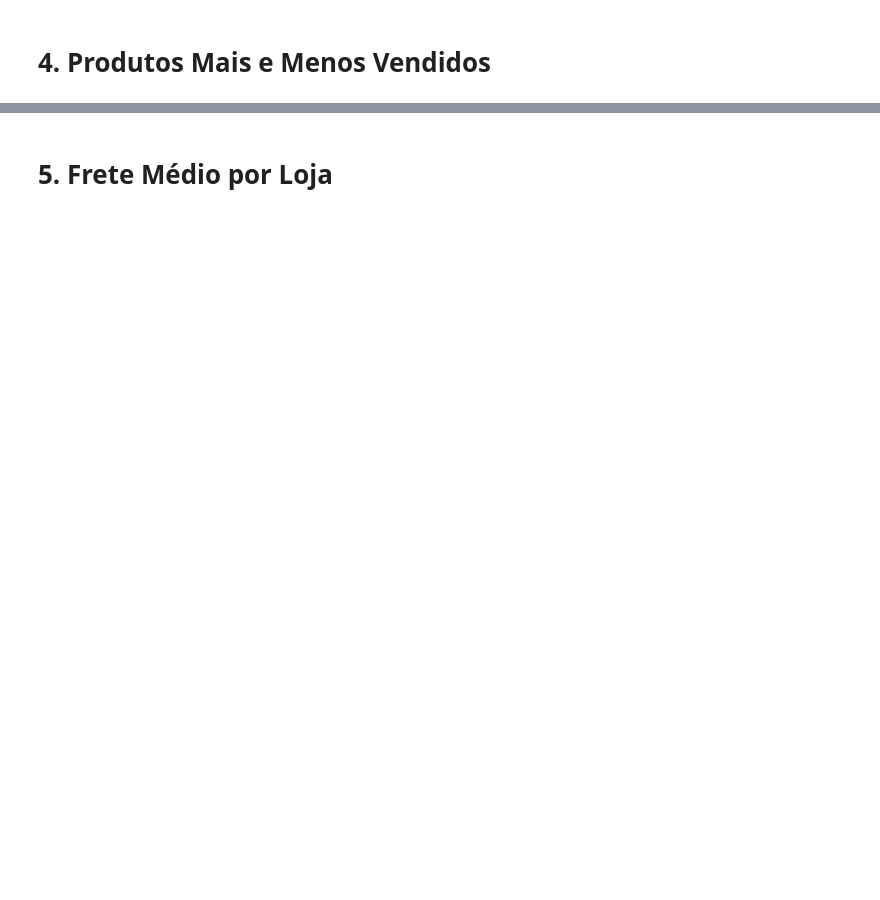
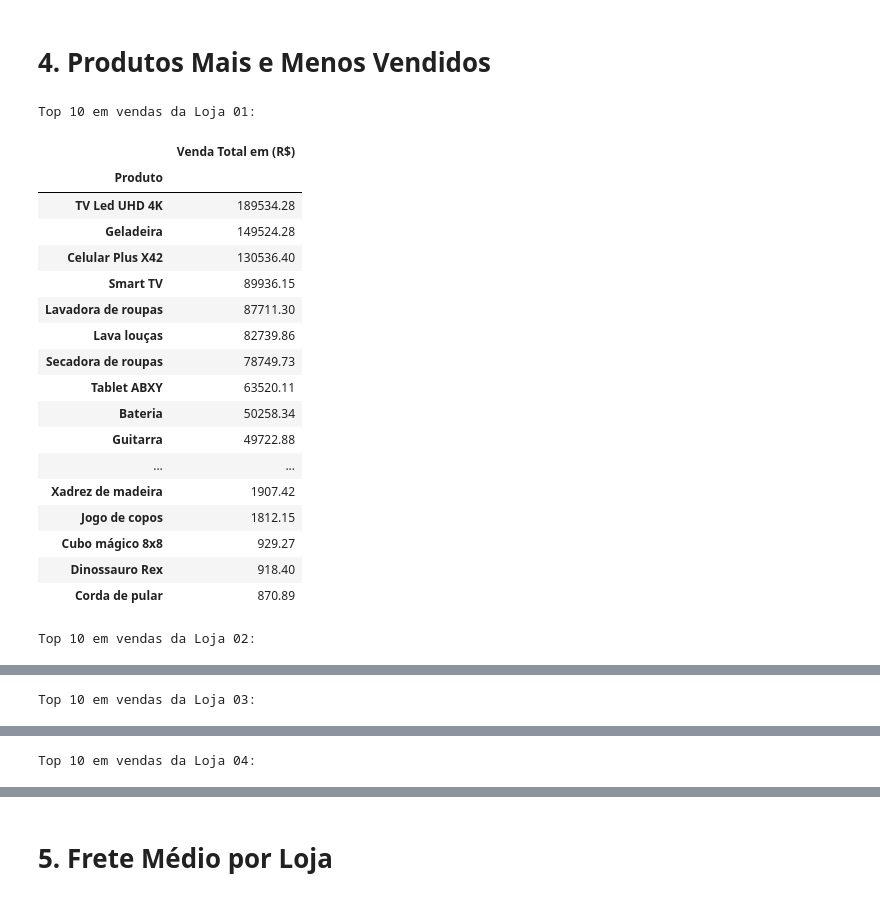
Before and after one commit to carlos-000-carlos/Challenge_1-Alura_Store-Cabral, a Jupyter notebook: AluraStoreBr.ipynb, the cells around one changed output, grey strips where cells are left out. Drawn from its saved outputs; the diff is of its cells as text; code cells hidden in the pictures; blank space fills up the shorter version.

```diff
--- a/AluraStoreBr.ipynb
+++ b/AluraStoreBr.ipynb
@@ -363,2 +550,74 @@ VENDAS POR CATEGORIA COM PERCENTUAIS:
 # %% [markdown]
 # 4. Produtos Mais e Menos Vendidos
+# %%
+import pandas as pd
+from IPython.display import display, HTML
+
+
+preco_1 = loja.groupby('Produto')[['Preço']].sum().round(2).sort_values('Preço', ascending = False)
+preco_1 = preco_1.rename(columns = {'Preço' : 'Venda Total em (R$)'})
+
+preco_2 = loja2.groupby('Produto')[['Preço']].sum().round(2).sort_values('Preço', ascending = False)
+preco_2 = preco_2.rename(columns = {'Preço' : 'Venda Total em (R$)'})
+
+preco_3 = loja3.groupby('Produto')[['Preço']].sum().round(2).sort_values('Preço', ascending = False)
+preco_3 = preco_3.rename(columns = {'Preço' : 'Venda Total em (R$)'})
+
+preco_4 = loja4.groupby('Produto')[['Preço']].sum().round(2).sort_values('Preço', ascending = False)
+preco_4 = preco_4.rename(columns = {'Preço' : 'Venda Total em (R$)'})
+
+# 1. Converter cada DataFrame para string HTML
+html_preco_1 = preco_1.to_html()
+html_preco_2 = preco_2.to_html()
+html_preco_3 = preco_3.to_html()
+html_preco_4 = preco_4.to_html()
+
+# 3. Combinar os HTMLs em uma estrutura com CSS para layout lado a lado
+# Utilizamos divs com a propriedade 'display: inline-block' para alinhar os elementos
+# e 'margin' para dar espaço entre eles.
+
+combined_html_3 = f"""
+<div>
+    <div style="display: inline-block; margin-right: 20px;">
+        <h3>Top 10 em vendas da Loja 01:</h3>
+        {html_preco_1}
+    </div>
+    <div style="display: inline-block; margin-right: 20px;">
+        <h3>Top 10 em vendas da Loja 02:</h3>
+        {html_preco_2}
+    </div>
+    <div style="display: inline-block; margin-right: 20px;">
+        <h3>Top 10 em vendas da Loja 03:</h3>
+        {html_preco_3}
+    </div>
+    <div style="display: inline-block;">
+        <h3>Top 10 em vendas da Loja 04:</h3>
+        {html_preco_4}
+    </div>
+</div>
+"""
+pd.set_option('display.max_colwidth', None)
+
+# 4. Exibir o HTML combinado na célula do Colab
+display(HTML(combined_html_3))
+# %% [output]
+Top 10 em vendas da Loja 01:
+|  | Venda Total em (R$) |
+| Produto |  |
+| TV Led UHD 4K | 189534.28 |
+| Geladeira | 149524.28 |
+| Celular Plus X42 | 130536.40 |
+| Smart TV | 89936.15 |
+| Lavadora de roupas | 87711.30 |
+| Lava louças | 82739.86 |
+| Secadora de roupas | 78749.73 |
+| Tablet ABXY | 63520.11 |
+| Bateria | 50258.34 |
+| Guitarra | 49722.88 |
+| ... | ... |
+| Xadrez de madeira | 1907.42 |
+| Jogo de copos | 1812.15 |
+| Cubo mágico 8x8 | 929.27 |
+| Dinossauro Rex | 918.40 |
+| Corda de pular | 870.89 |
+Top 10 em vendas da Loja 02:
@@ -364,0 +642 @@ VENDAS POR CATEGORIA COM PERCENTUAIS:
+Top 10 em vendas da Loja 03:
@@ -364,0 +661 @@ VENDAS POR CATEGORIA COM PERCENTUAIS:
+Top 10 em vendas da Loja 04:
```
Also changed, not shown: parts of 6 cells of this notebook.
